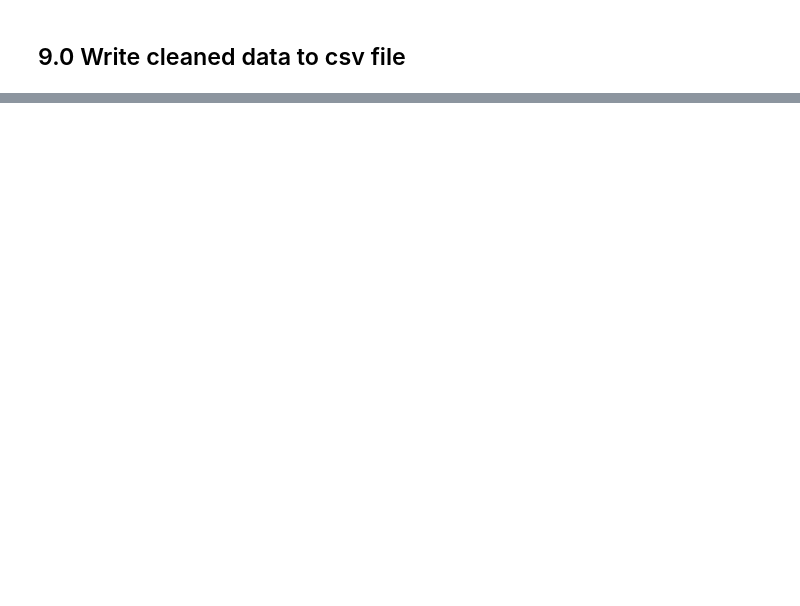
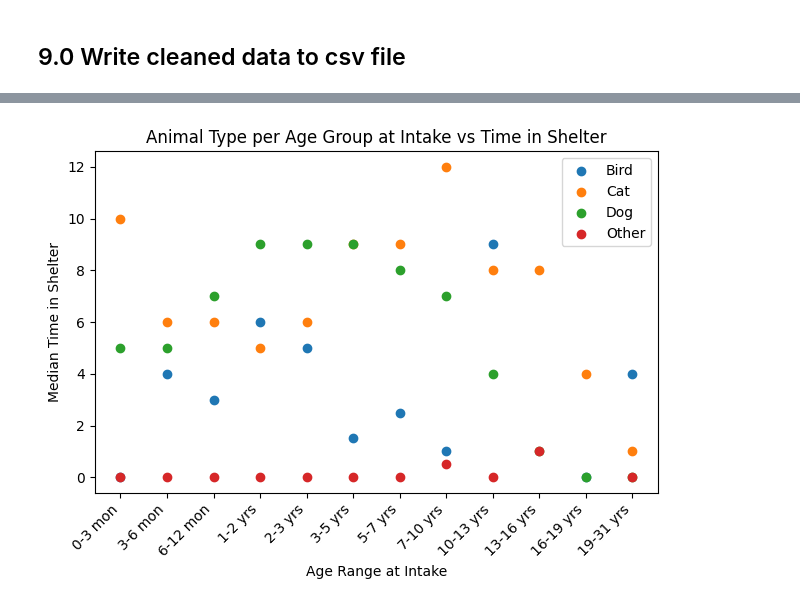
Before and after one commit to a-messmer/AAC_prelim_data_analysis_project, a Jupyter notebook: Project-api.ipynb, the cells around one changed output, grey strips where cells are left out. Cells and saved outputs as stored; diff of their text form; code cells hidden in the pictures; blank space fills up the shorter version.

```diff
--- a/Project-api.ipynb
+++ b/Project-api.ipynb
@@ -511,0 +1254,22 @@ shelter_df.to_csv('Austin_Animal_Center_clean_data.csv')
+# %%
+# ensuring 'Age Range at Intake' column is string type:
+shelter_df['Animal', 'Age Range at Intake'] = shelter_df['Age Range at Intake'].astype(str)
+
+# Grouping data and calculating median Time in Shelter by 'Age Range at Intake' and 'Animal'
+ageAnimalTimeIntMedian = shelter_df.groupby(['Age Range at Intake', 'Animal'])['Time In Shelter'].median().unstack()
+
+# Creating a scatter plot:
+for Animal in ageAnimalTimeIntMedian.columns:
+    plt.scatter(ageAnimalTimeIntMedian.index, ageAnimalTimeIntMedian[Animal], label = Animal)
+
+# plotting a scatter plot to show Animal Type per Age Group at Intake vs Time in Shelter:
+plt.xlabel('Age Range at Intake')
+plt.ylabel('Median Time in Shelter')
+plt.title('Animal Type per Age Group at Intake vs Time in Shelter')
+plt.xticks(rotation = 45, ha = 'right')
+plt.legend()
+
+plt.tight_layout()
+plt.show()
+# %% [output]
+[figure, added]
```
Also changed, not shown: parts of 146 cells of this notebook.
